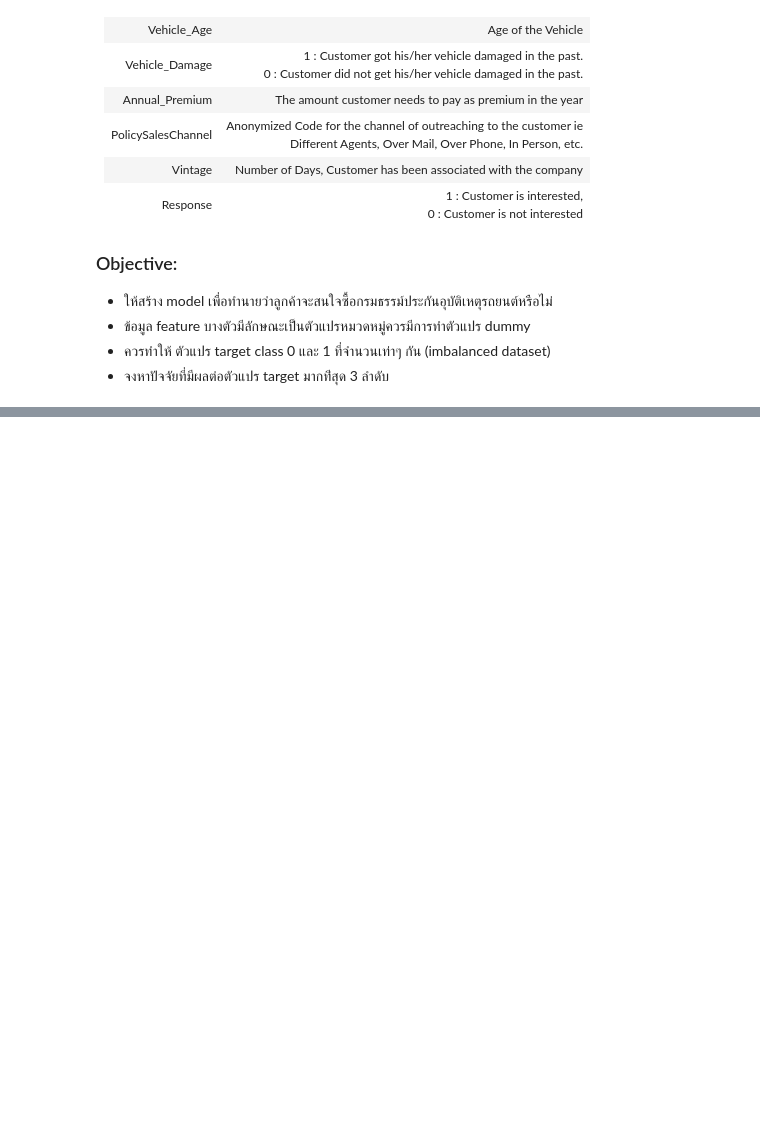
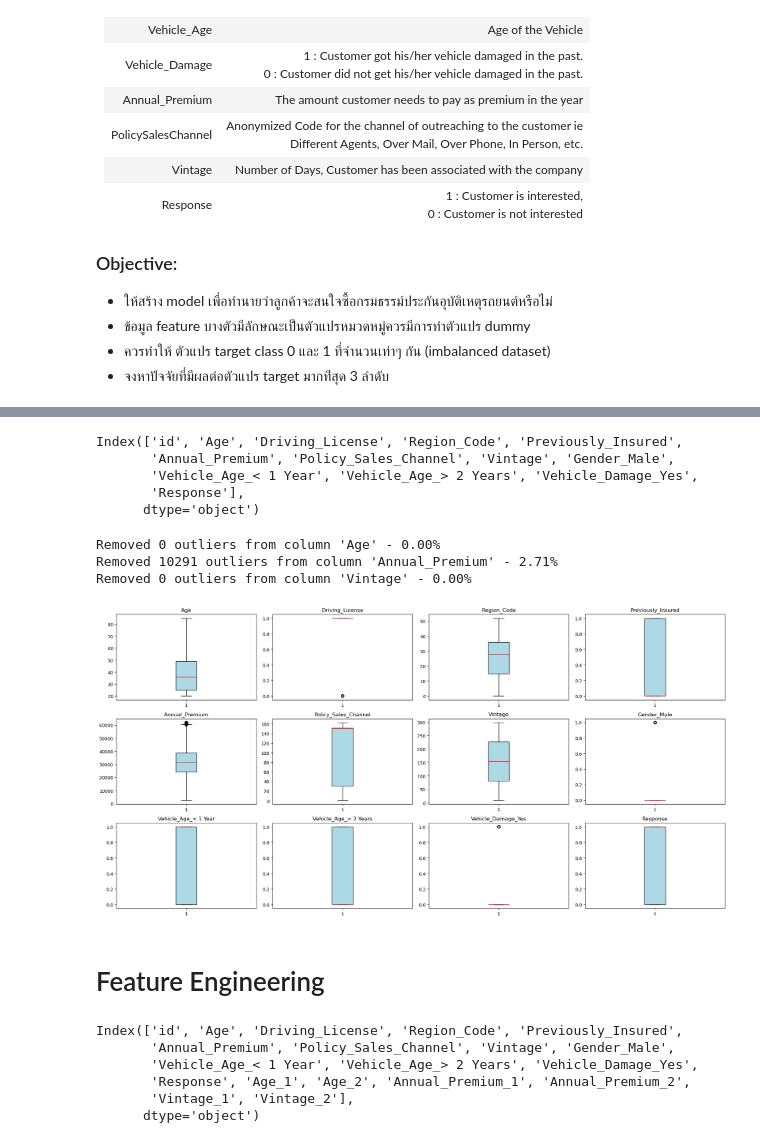
Before and after one commit to phawinee-sup/Car-Insurance, a Jupyter notebook: insurance.ipynb, the cells around one changed output, grey strips where cells are left out. Drawn from its saved outputs; the diff is of its cells as text; code cells hidden in the pictures; blank space fills up the shorter version.

```diff
--- a/insurance.ipynb
+++ b/insurance.ipynb
@@ -45,0 +199,18 @@ df.head()
+# %%
+obj_cols = df.select_dtypes(include='object').columns
+
+for col in obj_cols:
+    en = pd.get_dummies(df[col], drop_first=True, prefix=col)
+    df = pd.concat([df, en], axis=1)
+    df = df.drop(col, axis=1)
+
+df = df.astype(int)
+
+target = 'Response'
+cols = df.columns.to_list()
+cols.remove(target)
+cols.append(target)
+
+df.columns = cols
+
+df.head()
@@ -45,0 +224,37 @@ df.head()
+# %%
+df.columns
+# %% [output]
+Index(['id', 'Age', 'Driving_License', 'Region_Code', 'Previously_Insured',
+       'Annual_Premium', 'Policy_Sales_Channel', 'Vintage', 'Gender_Male',
+       'Vehicle_Age_< 1 Year', 'Vehicle_Age_> 2 Years', 'Vehicle_Damage_Yes',
+       'Response'],
+      dtype='object')
+# %%
+def remove_outlier(data, column):
+    df = data.copy()
+    Q1 = df[column].quantile(0.25)
+    Q3 = df[column].quantile(0.75)
+    IQR = Q3 - Q1
+    lower_bound = Q1 - 1.5 * IQR
+    upper_bound = Q3 + 1.5 * IQR
+    filtered_df = df[(df[column] >= lower_bound) & (df[column] <= upper_bound)]
+
+    print(f"Removed {len(df) - len(filtered_df)} outliers from column '{col}' - {((len(df) - len(filtered_df)) / len(df) * 100):.2f}%")
+
+    return filtered_df
+# %%
+cols = ['Age', 'Annual_Premium', 'Vintage']
+
+for col in cols:
+    if df[col].dtype != 'object':
+        df = remove_outlier(df, col)
+# %% [output]
+Removed 0 outliers from column 'Age' - 0.00%
+Removed 10291 outliers from column 'Annual_Premium' - 2.71%
+Removed 0 outliers from column 'Vintage' - 0.00%
+# %%
+check_outliner(df)
+# %% [output]
+[figure, added]
+# %% [markdown]
+# Feature Engineering
@@ -45,0 +276,14 @@ df.head()
+# %%
+cols = ['Age', 'Annual_Premium', 'Vintage']
+
+for col in cols:
+    df = feature_engineering(df, col, col+'_Group')
+
+df.columns
+# %% [output]
+Index(['id', 'Age', 'Driving_License', 'Region_Code', 'Previously_Insured',
+       'Annual_Premium', 'Policy_Sales_Channel', 'Vintage', 'Gender_Male',
+       'Vehicle_Age_< 1 Year', 'Vehicle_Age_> 2 Years', 'Vehicle_Damage_Yes',
+       'Response', 'Age_1', 'Age_2', 'Annual_Premium_1', 'Annual_Premium_2',
+       'Vintage_1', 'Vintage_2'],
+      dtype='object')
```
Also changed, not shown: parts of 52 cells of this notebook, 7 other files.
